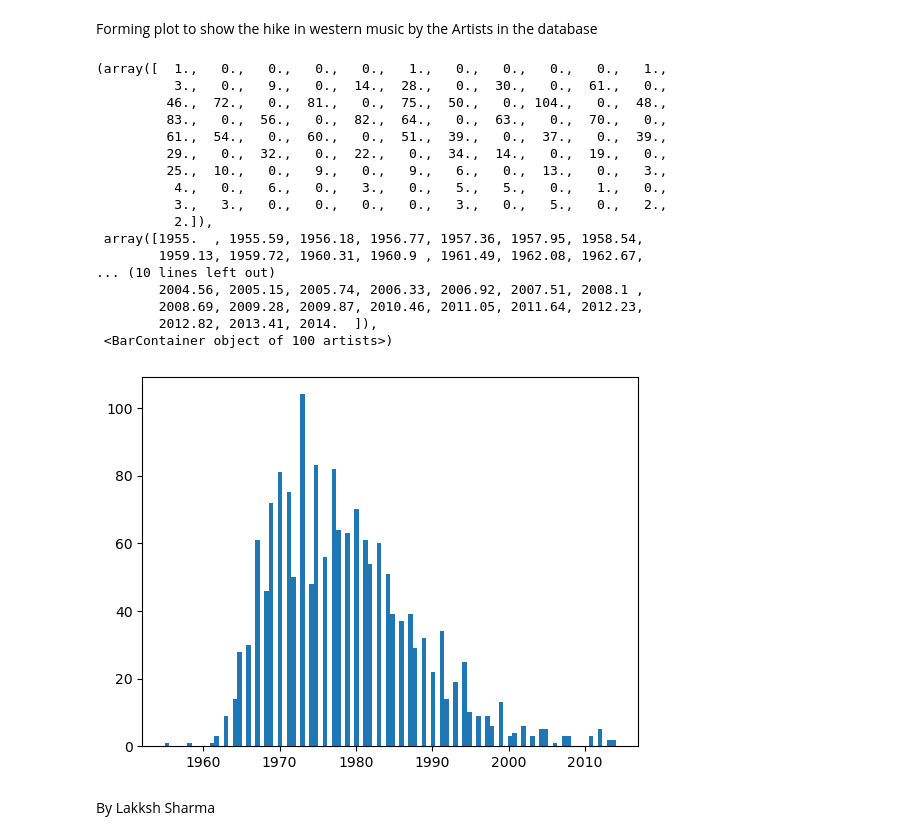
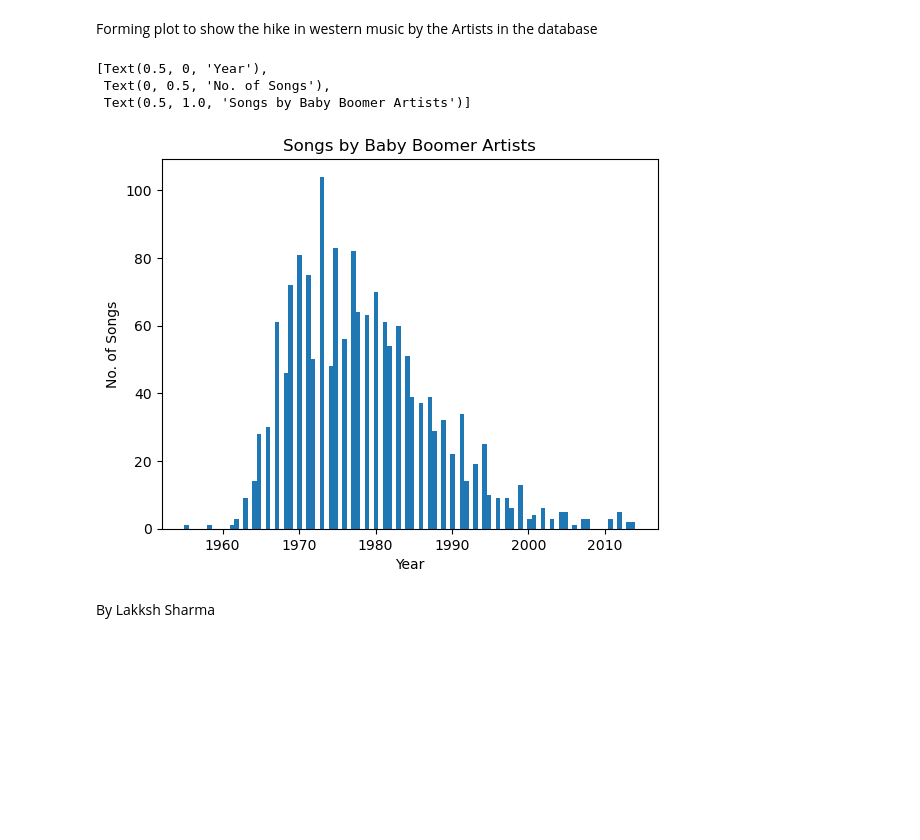
Before and after one commit to lkksharma/DataStart, a Jupyter notebook: df.ipynb, the cells around one changed output. Cells and saved outputs as stored; diff of their text form; code cells hidden in the pictures; blank space fills up the shorter version.

```diff
--- a/df.ipynb
+++ b/df.ipynb
@@ -115,25 +115,14 @@ Forming plot to show the hike in western music by the Artists in the database
 import matplotlib.pyplot as plt
 %matplotlib inline
 # %%
-plt.hist(dataf.Release_Year, bins=100)
+ax = plt.axes()
+ax.hist(dataf.Release_Year, bins=100)
+
+ax.set(xlabel = 'Year', ylabel = 'No. of Songs', title = 'Songs by Baby Boomer Artists')
 # %% [output]
-(array([  1.,   0.,   0.,   0.,   0.,   1.,   0.,   0.,   0.,   0.,   1.,
-          3.,   0.,   9.,   0.,  14.,  28.,   0.,  30.,   0.,  61.,   0.,
-         46.,  72.,   0.,  81.,   0.,  75.,  50.,   0., 104.,   0.,  48.,
-         83.,   0.,  56.,   0.,  82.,  64.,   0.,  63.,   0.,  70.,   0.,
-         61.,  54.,   0.,  60.,   0.,  51.,  39.,   0.,  37.,   0.,  39.,
-         29.,   0.,  32.,   0.,  22.,   0.,  34.,  14.,   0.,  19.,   0.,
-         25.,  10.,   0.,   9.,   0.,   9.,   6.,   0.,  13.,   0.,   3.,
-          4.,   0.,   6.,   0.,   3.,   0.,   5.,   5.,   0.,   1.,   0.,
-          3.,   3.,   0.,   0.,   0.,   0.,   3.,   0.,   5.,   0.,   2.,
-          2.]),
- array([1955.  , 1955.59, 1956.18, 1956.77, 1957.36, 1957.95, 1958.54,
-        1959.13, 1959.72, 1960.31, 1960.9 , 1961.49, 1962.08, 1962.67,
-... (10 lines left out)
-        2004.56, 2005.15, 2005.74, 2006.33, 2006.92, 2007.51, 2008.1 ,
-        2008.69, 2009.28, 2009.87, 2010.46, 2011.05, 2011.64, 2012.23,
-        2012.82, 2013.41, 2014.  ]),
- <BarContainer object of 100 artists>)
+[Text(0.5, 0, 'Year'),
+ Text(0, 0.5, 'No. of Songs'),
+ Text(0.5, 1.0, 'Songs by Baby Boomer Artists')]
-[figure, old version]
+[figure, new version]
 # %% [markdown]
 By Lakksh Sharma
```
